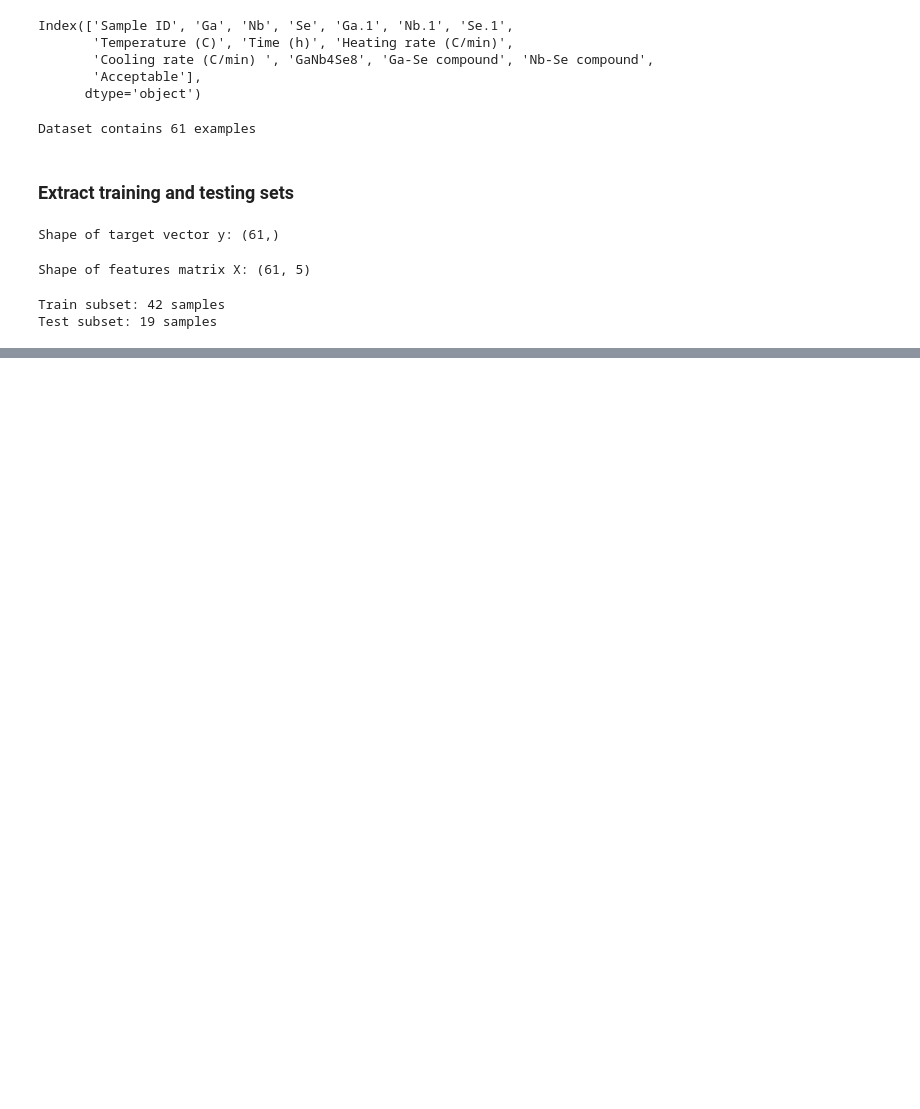
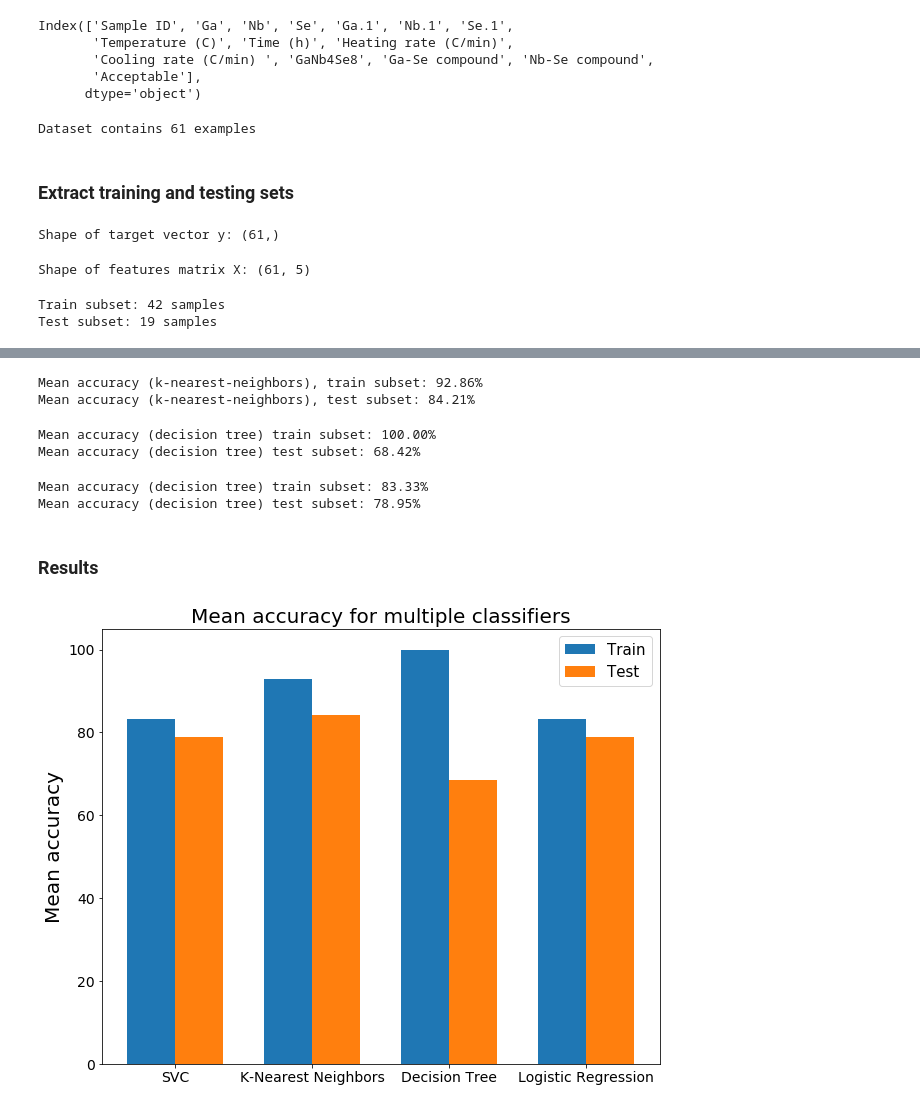
Before and after one commit to brunopjacob/quantum_ml_playground, a Jupyter notebook: ML_classification_quantum_data.ipynb, the cells around one changed output, grey strips where cells are left out. Drawn from its saved outputs; the diff is of its cells as text; code cells hidden in the pictures; blank space fills up the shorter version.

Commit message:
Added new models (KNN, Logistic Regression, Decision Tree) and a plot comparison

```diff
--- a/ML_classification_quantum_data.ipynb
+++ b/ML_classification_quantum_data.ipynb
@@ -116,0 +125,72 @@ Mean accuracy, test subset: 78.95%
+# %%
+# Test K-Nearest-Neighbors classifier
+
+from sklearn.neighbors import KNeighborsClassifier
+
+model2 = KNeighborsClassifier(3)
+
+model2.fit(X_train, y_train)
+
+accuracy_train[1] = model2.score(X_train, y_train)
+accuracy_test[1] = model2.score(X_test, y_test)
+
+print("Mean accuracy (k-nearest-neighbors), train subset: {:0.2f}%".format(accuracy_train[1]*100))
+print("Mean accuracy (k-nearest-neighbors), test subset: {:0.2f}%".format(accuracy_test[1]*100))
+# %% [output]
+Mean accuracy (k-nearest-neighbors), train subset: 92.86%
+Mean accuracy (k-nearest-neighbors), test subset: 84.21%
+# %%
+# Test decision tree classifier
+
+from sklearn.tree import DecisionTreeClassifier
+
+model3 = DecisionTreeClassifier(max_depth=5)
+
+model3.fit(X_train, y_train)
+
+accuracy_train[2] = model3.score(X_train, y_train)
+accuracy_test[2] = model3.score(X_test, y_test)
+
+print("Mean accuracy (decision tree) train subset: {:0.2f}%".format(accuracy_train[2]*100))
+print("Mean accuracy (decision tree) test subset: {:0.2f}%".format(accuracy_test[2]*100))
+# %% [output]
+Mean accuracy (decision tree) train subset: 100.00%
+Mean accuracy (decision tree) test subset: 68.42%
+# %%
+# Test logistic regression classifier
+
+from sklearn.linear_model import LogisticRegression
+
+model4 = LogisticRegression(random_state=0)
+
+model4.fit(X_train, y_train)
+
+accuracy_train[3] = model4.score(X_train, y_train)
+accuracy_test[3] = model4.score(X_test, y_test)
+
+print("Mean accuracy (decision tree) train subset: {:0.2f}%".format(accuracy_train[3]*100))
+print("Mean accuracy (decision tree) test subset: {:0.2f}%".format(accuracy_test[3]*100))
+# %% [output]
+Mean accuracy (decision tree) train subset: 83.33%
+Mean accuracy (decision tree) test subset: 78.95%
+# %% [markdown]
+### Results
+# %%
+labels = ["SVC","K-Nearest Neighbors","Decision Tree","Logistic Regression"]
+
+x_labels = np.arange(len(labels))
+bar_width = 0.35
+
+fig, ax = plt.subplots(figsize=(10,8))
+rects1 = ax.bar(x_labels - bar_width/2, accuracy_train*100, bar_width, label='Train')
+rects2 = ax.bar(x_labels + bar_width/2, accuracy_test*100, bar_width, label='Test')
+
+ax.set_ylabel('Mean accuracy',fontsize=20)
+ax.set_title('Mean accuracy for multiple classifiers',fontsize=20)
+ax.set_xticks(x_labels)
+ax.set_xticklabels(labels)
+plt.tick_params(axis='both', which='major', labelsize=14)
+ax.legend(fontsize=15)
+plt.show()
+# %% [output]
+[figure, added]
```
Also changed, not shown: parts of 2 cells of this notebook.
